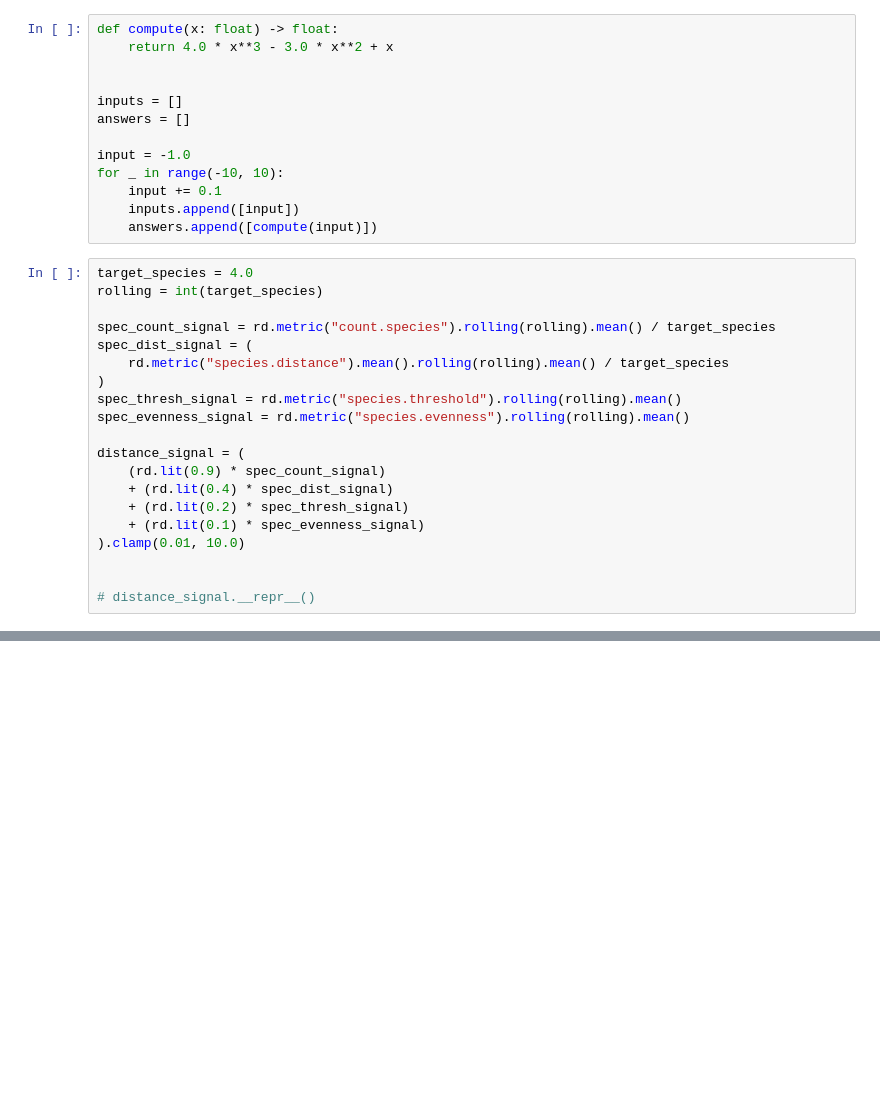
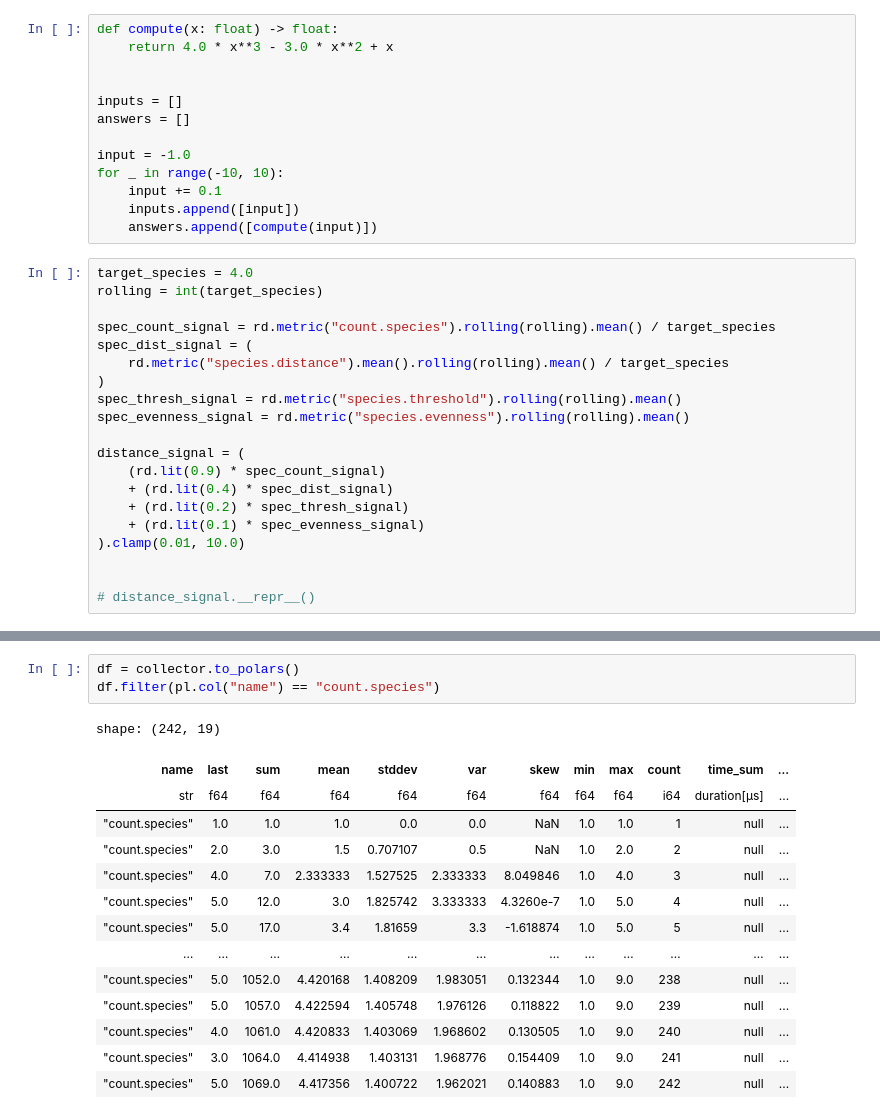
Before and after one commit to pkalivas/radiate, a Jupyter notebook: examples/python/gs.ipynb, the cells around one changed output, grey strips where cells are left out. Cells and saved outputs as stored; diff of their text form; blank space fills up the shorter version.

```diff
--- a/examples/python/gs.ipynb
+++ b/examples/python/gs.ipynb
@@ -85,0 +86,18 @@ collector.plot(
+# %%
+df = collector.to_polars()
+df.filter(pl.col("name") == "count.species")
+# %% [output]
+shape: (242, 19)
+| name | last | sum | mean | stddev | var | skew | min | max | count | time_sum | ... |
+| str | f64 | f64 | f64 | f64 | f64 | f64 | f64 | f64 | i64 | duration[μs] | ... |
+| "count.species" | 1.0 | 1.0 | 1.0 | 0.0 | 0.0 | NaN | 1.0 | 1.0 | 1 | null | ... |
+| "count.species" | 2.0 | 3.0 | 1.5 | 0.707107 | 0.5 | NaN | 1.0 | 2.0 | 2 | null | ... |
+| "count.species" | 4.0 | 7.0 | 2.333333 | 1.527525 | 2.333333 | 8.049846 | 1.0 | 4.0 | 3 | null | ... |
+| "count.species" | 5.0 | 12.0 | 3.0 | 1.825742 | 3.333333 | 4.3260e-7 | 1.0 | 5.0 | 4 | null | ... |
+| "count.species" | 5.0 | 17.0 | 3.4 | 1.81659 | 3.3 | -1.618874 | 1.0 | 5.0 | 5 | null | ... |
+| … | … | … | … | … | … | … | … | … | … | … | ... |
+| "count.species" | 5.0 | 1052.0 | 4.420168 | 1.408209 | 1.983051 | 0.132344 | 1.0 | 9.0 | 238 | null | ... |
+| "count.species" | 5.0 | 1057.0 | 4.422594 | 1.405748 | 1.976126 | 0.118822 | 1.0 | 9.0 | 239 | null | ... |
+| "count.species" | 4.0 | 1061.0 | 4.420833 | 1.403069 | 1.968602 | 0.130505 | 1.0 | 9.0 | 240 | null | ... |
+| "count.species" | 3.0 | 1064.0 | 4.414938 | 1.403131 | 1.968776 | 0.154409 | 1.0 | 9.0 | 241 | null | ... |
+| "count.species" | 5.0 | 1069.0 | 4.417356 | 1.400722 | 1.962021 | 0.140883 | 1.0 | 9.0 | 242 | null | ... |
```
Also changed, not shown: parts of 3 cells of this notebook, 29 other files.
